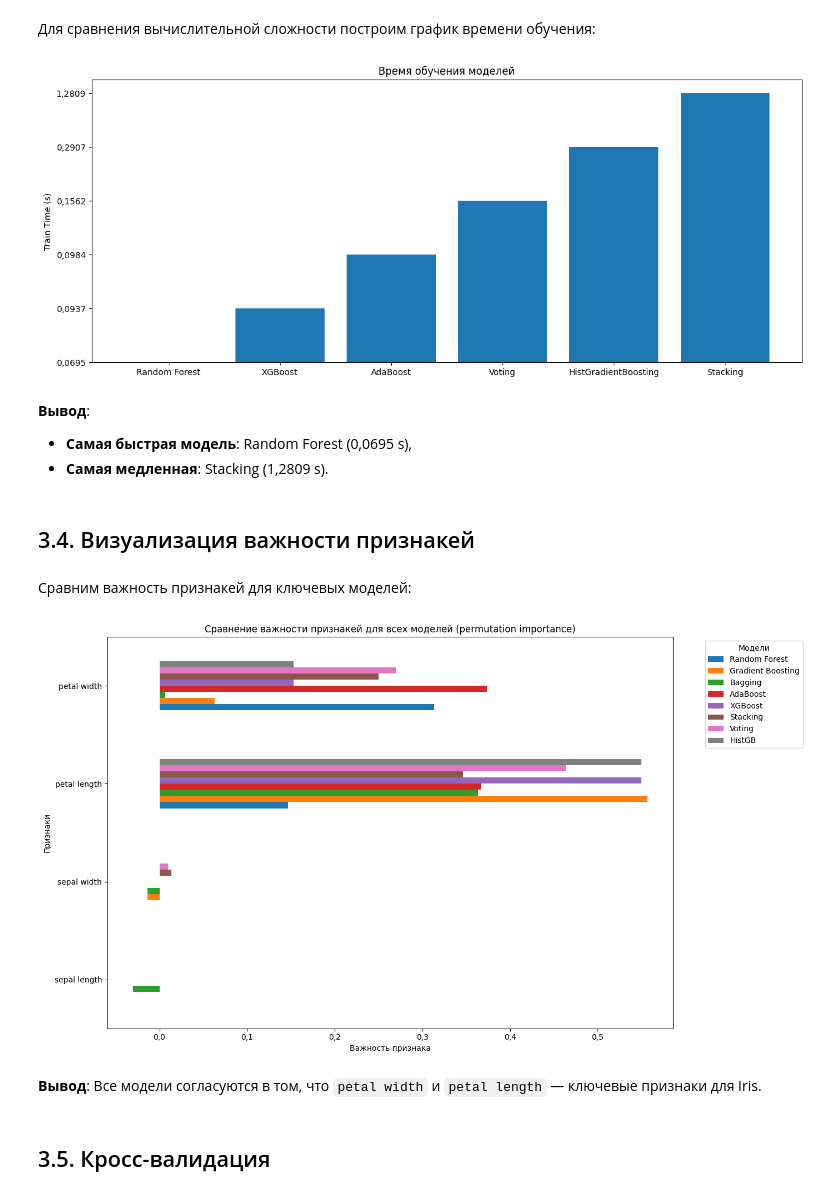
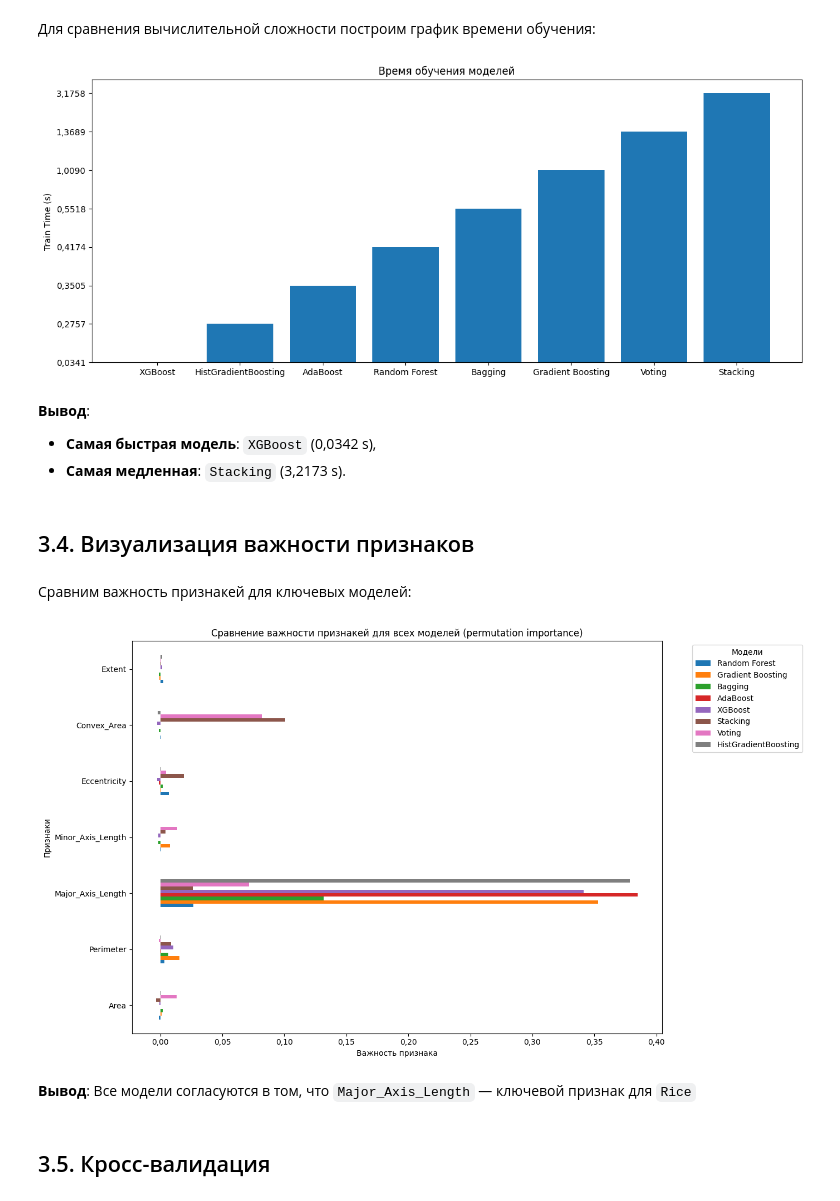
Before and after one commit to Ackrome/Course-work-TabFPN, a Jupyter notebook: work.ipynb, the cells around one changed output. Cells and saved outputs as stored; diff of their text form; code cells hidden in the pictures.

```diff
--- a/work.ipynb
+++ b/work.ipynb
@@ -98,3 +221,13 @@ def rrstr(x, n):
 ## 1.1 Загрузка данных
 # %% [markdown]
 Загрузим данные через UCI репозиторий с помощью `fetch_ucirepo`
+# %%
+
+from ucimlrepo import fetch_ucirepo
+
+dataset = 'rice'
+
+ident = {
+    'iris' : 53,
+    'rice' : 545
+}
@@ -101,13 +242,7 @@ def rrstr(x, n):
 # %%
-from ucimlrepo import fetch_ucirepo
-
-dataset = 'iris'
-
-ident = {
-    'iris' : 53
-}
-target = fetch_ucirepo(id=ident[dataset]).data.targets.columns [0]
-df = fetch_ucirepo(id=ident[dataset]).data.original
+BASE = fetch_ucirepo(id=ident[dataset])
+target = BASE.data.targets.columns [0]
+df = BASE.data.original
 # %% [markdown]
 ## 1.2 Проверка структуры данных
 # %% [markdown]
@@ -254,7 +375,6 @@ plt.show()
 # %% [markdown]
 Создадим функцию для замера времени обучения и метрик:
 # %%
-
 from time import time
 from sklearn.metrics import accuracy_score, f1_score, classification_report, confusion_matrix
 
@@ -287,28 +407,12 @@ def evaluate_model(model, X_train, y_train, X_test, y_test):
     train_time : float
         Время обучения модели в секундах.
 
-    Examples
-    --------
-    >>> from sklearn.linear_model import LogisticRegression
-    >>> model = LogisticRegression()
-    >>> X_train, X_test, y_train, y_test = load_data()  # Предполагается определение
-    >>> acc, f1, train_time = evaluate_model(model, X_train, y_train, X_test, y_test)
-    Model: LogisticRegression
-    Accuracy: 0.92, F1-score: 0.918, Train time: 0.1234s
-    ...
-    [[0.92  0.93 ...]]  # Пример возвращаемого значения
 
     Notes
     -----
     - Внутренне используется `f1_score(average='weighted')` для учета дисбаланса классов.
     - Метрики `accuracy_score` и `classification_report` взяты из библиотеки scikit-learn [[1]](https://scikit-learn.org/stable/modules/generated/sklearn.metrics.classification_report.html).
 
-    References
-    ----------
-    .. [1] scikit-learn documentation for classification_report -
-           https://scikit-learn.org/stable/modules/generated/sklearn.metrics.classification_report.html
-    .. [5] Методы оценки моделей машинного обучения -
-           https://machinelearningmastery.com/metrics-evaluate-machine-learning-algorithms/
     """
     start = time()
     model.fit(X_train, y_train)
@@ -763,4 +870,4 @@ plt.show()
 # %%
-for i in range(4):
+for i in range(7):
     print(f'f{i} = {df.columns[:-1][i]}')
 # %% [output]
@@ -1160,22 +1258,22 @@ results_df.groupby('Accuracy')[['Train time (s)']].agg('count')
 # %%
 import matplotlib.pyplot as plt
 
-models = results_df[results_df.Accuracy == '0,9667'].sort_values('Train time (s)').index
-train_times = results_df[results_df.Accuracy == '0,9667'].sort_values('Train time (s)')['Train time (s)'].values
+models = results_df.sort_values('Train time (s)').index
+train_times = results_df.sort_values('Train time (s)')['Train time (s)'].values
 
 plt.figure(figsize=(15, 6))
 plt.bar(models, train_times)
 plt.ylabel('Train Time (s)')
 plt.title('Время обучения моделей')
 plt.show()
 # %% [output]
-[figure, old version]
+[figure, new version]
 # %% [markdown]
 **Вывод**:
- - **Самая быстрая модель**:  Random Forest (0,0695 s),
- - **Самая медленная**: Stacking (1,2809 s).
+ - **Самая быстрая модель**:  `XGBoost` (0,0342 s),
+ - **Самая медленная**: `Stacking` (3,2173 s).
 # %% [markdown]
-## 3.4. Визуализация важности признакей
+## 3.4. Визуализация важности признаков
 # %% [markdown]
 Сравним важность признакей для ключевых моделей:
 # %%
@@ -1197,7 +1295,7 @@ models_dict = {
     'XGBoost': best_xgb,
     'Stacking': stacking,
     'Voting': voting_clf,
-    'HistGB': best_hist_gb
+    'HistGradientBoosting': best_hist_gb
 }
 
 # Получаем важности для каждой модели
@@ -1221,9 +1319,9 @@ plt.legend(title='Модели', bbox_to_anchor=(1.05, 1), loc='upper left')
 plt.tight_layout()
 plt.show()
 # %% [output]
-[figure, old version]
+[figure, new version]
 # %% [markdown]
-**Вывод**: Все модели согласуются в том, что `petal width` и `petal length` — ключевые признаки для Iris.
+**Вывод**: Все модели согласуются в том, что `Major_Axis_Length` — ключевой признак для `Rice`
 # %% [markdown]
 ## 3.5. Кросс-валидация
 # %% [markdown]
```
Also changed, not shown: parts of 140 cells of this notebook.
